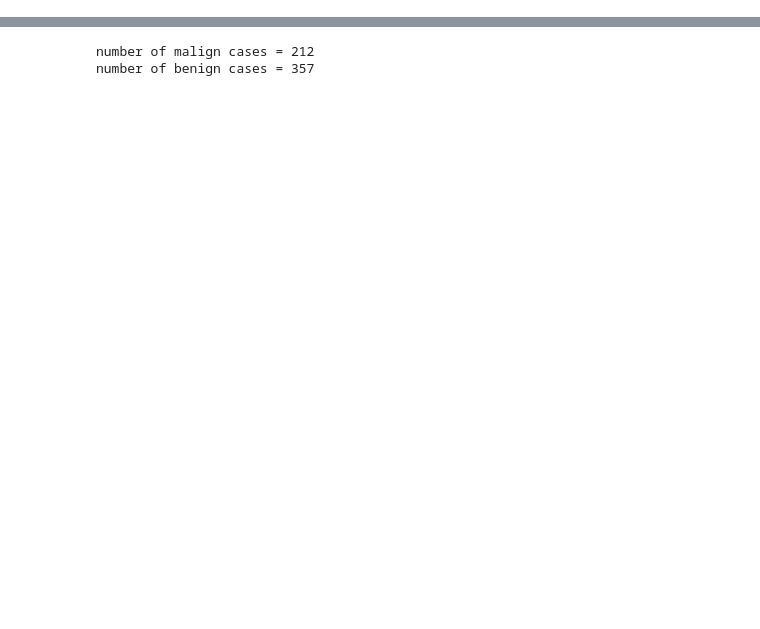
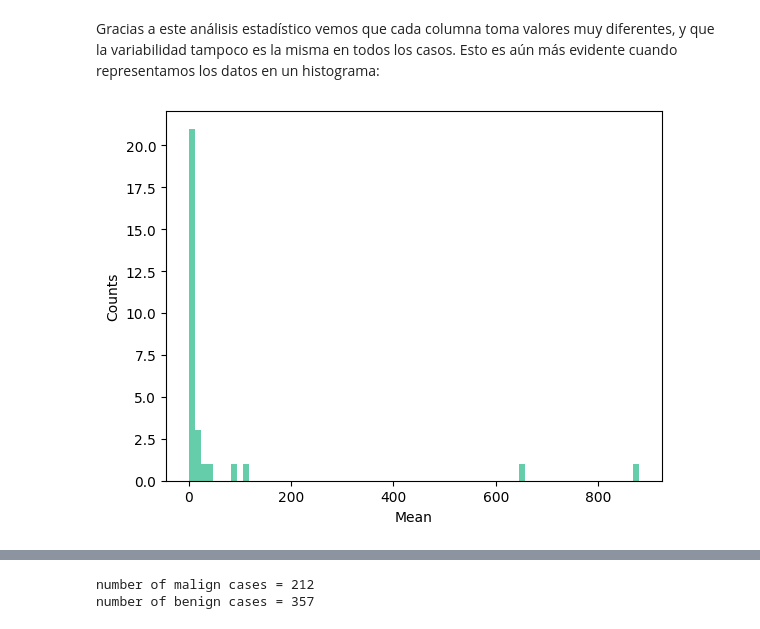
Before and after one commit to saraverdec/APAUT, a Jupyter notebook: pca_saraenriqueleo.ipynb, the cells around one changed output, grey strips where cells are left out. Cells and saved outputs as stored; diff of their text form; code cells hidden in the pictures; blank space fills up the shorter version.

```diff
--- a/pca_saraenriqueleo.ipynb
+++ b/pca_saraenriqueleo.ipynb
@@ -71,0 +28,5 @@ data.head()
+# %%
+# Cargamos los datos
+wdbc = pd.read_csv('./wdbc.csv', header = None)
+# Vemos cuáles son las dimensiones de la tabla para hacernos una idea de cuántos datos tenemos
+wdbc.shape
@@ -71,0 +69,5 @@ data.head()
+# %%
+# Realizamos un análisis estadístico básico de los datos para hacernos una idea de su variabilidad
+numeric_data = wdbc.iloc[:, 2:]
+stats_num = numeric_data.describe()
+stats_num
@@ -71,0 +85,9 @@ data.head()
+# %% [markdown]
+Gracias a este análisis estadístico vemos que cada columna toma valores muy diferentes, y que la variabilidad tampoco es la misma en todos los casos. Esto es aún más evidente cuando representamos los datos en un histograma:
+# %%
+hist = plt.hist(stats_num.loc['mean'], bins=75, color='#66CDAA')
+plt.xlabel('Mean')
+plt.ylabel('Counts')
+plt.show()
+# %% [output]
+[figure, added]
```
Also changed, not shown: parts of 18 cells of this notebook.
